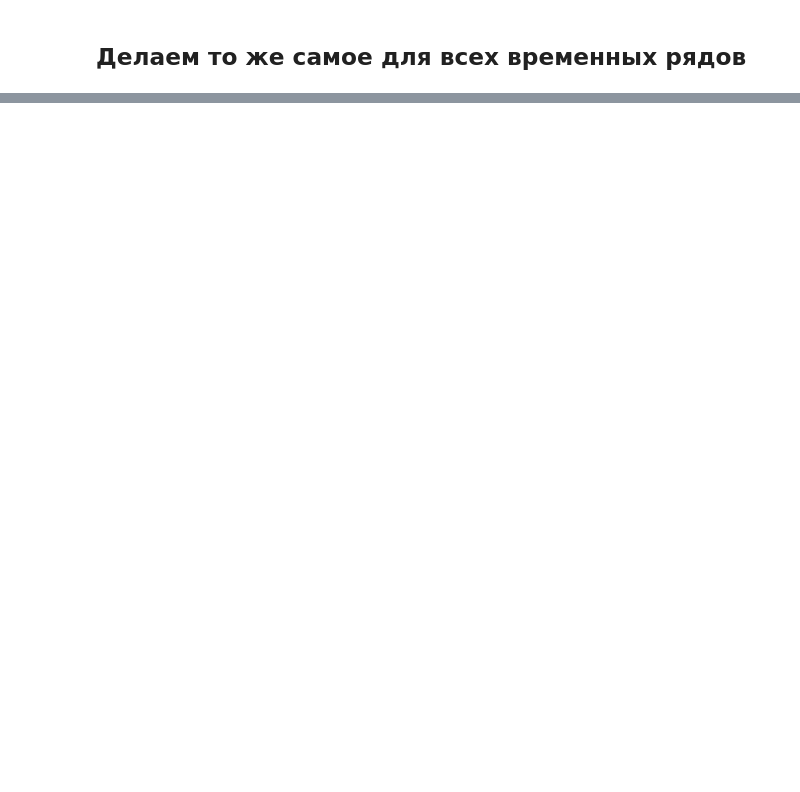
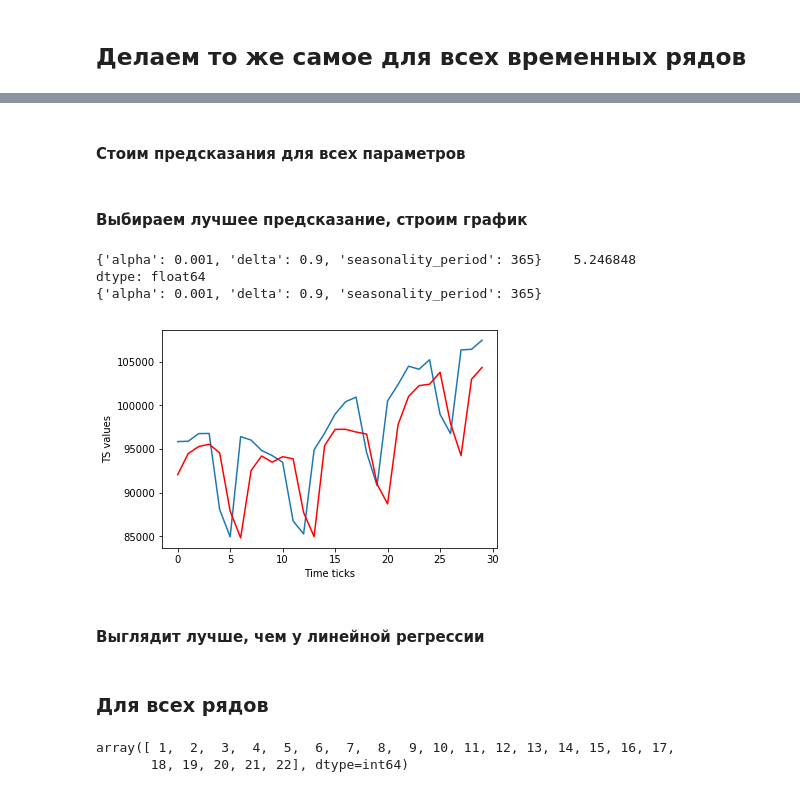
Before and after one commit to egdeliya/ml_mipt_2017, a Jupyter notebook: ml-mipt-part2/Contest_energy_cons/Nurgalieva_496_task3.ipynb, the cells around one changed output, grey strips where cells are left out. Cells and saved outputs as stored; diff of their text form; code cells hidden in the pictures; blank space fills up the shorter version.

```diff
--- a/ml-mipt-part2/Contest_energy_cons/Nurgalieva_496_task3.ipynb
+++ b/ml-mipt-part2/Contest_energy_cons/Nurgalieva_496_task3.ipynb
@@ -667,0 +537,3 @@ final_forecast.save('result.csv', format='csv')
+# %%
+cur_ts = data.loc[data.tsID == 1]
+cur_ts = cur_ts['ACTUAL'][:-30]
@@ -667,0 +542,31 @@ final_forecast.save('result.csv', format='csv')
+# %%
+DELTA = [0.001, 0.005, 0.01, 0.05, 0.07, 0.1, 0.2, 0.3, 0.4, 0.5, 0.6, 0.7, 0.8, 0.9]
+ALPHA = [0.001, 0.005, 0.01, 0.05, 0.07, 0.1, 0.2, 0.3, 0.4, 0.5, 0.6, 0.7, 0.9]
+SEASON = [7, 30, 365]
+# %%
+ParamsArray = [{'alpha':alpha, 'delta':delta, 'seasonality_period': season}
+                  for delta in DELTA
+                     for alpha in ALPHA
+                         for season in SEASON]
+# %% [markdown]
+#### Стоим предсказания для всех параметров
+# %%
+%%time
+FRC = BuildForecast(h=30, ts=cur_ts, ParamsArray = ParamsArray)
+# %% [markdown]
+#### Выбираем лучшее предсказание, строим график
+# %%
+Quality = best_param(cur_ts, FRC)
+print(Quality)
+params = Quality.index[0]
+print(params)
+plotForecast(cur_ts, FRC[params])
+# %% [output]
+{'alpha': 0.001, 'delta': 0.9, 'seasonality_period': 365}    5.246848
+dtype: float64
+{'alpha': 0.001, 'delta': 0.9, 'seasonality_period': 365}
+[figure, added]
+# %% [markdown]
+#### Выглядит лучше, чем у линейной регрессии
+# %% [markdown]
+### Для всех рядов
@@ -667,0 +575,7 @@ final_forecast.save('result.csv', format='csv')
+# %%
+result = []
+indexes = np.unique(data.tsID)
+indexes
+# %% [output]
+array([ 1,  2,  3,  4,  5,  6,  7,  8,  9, 10, 11, 12, 13, 14, 15, 16, 17,
+       18, 19, 20, 21, 22], dtype=int64)
```
Also changed, not shown: parts of 121 cells of this notebook, 4 other files.
